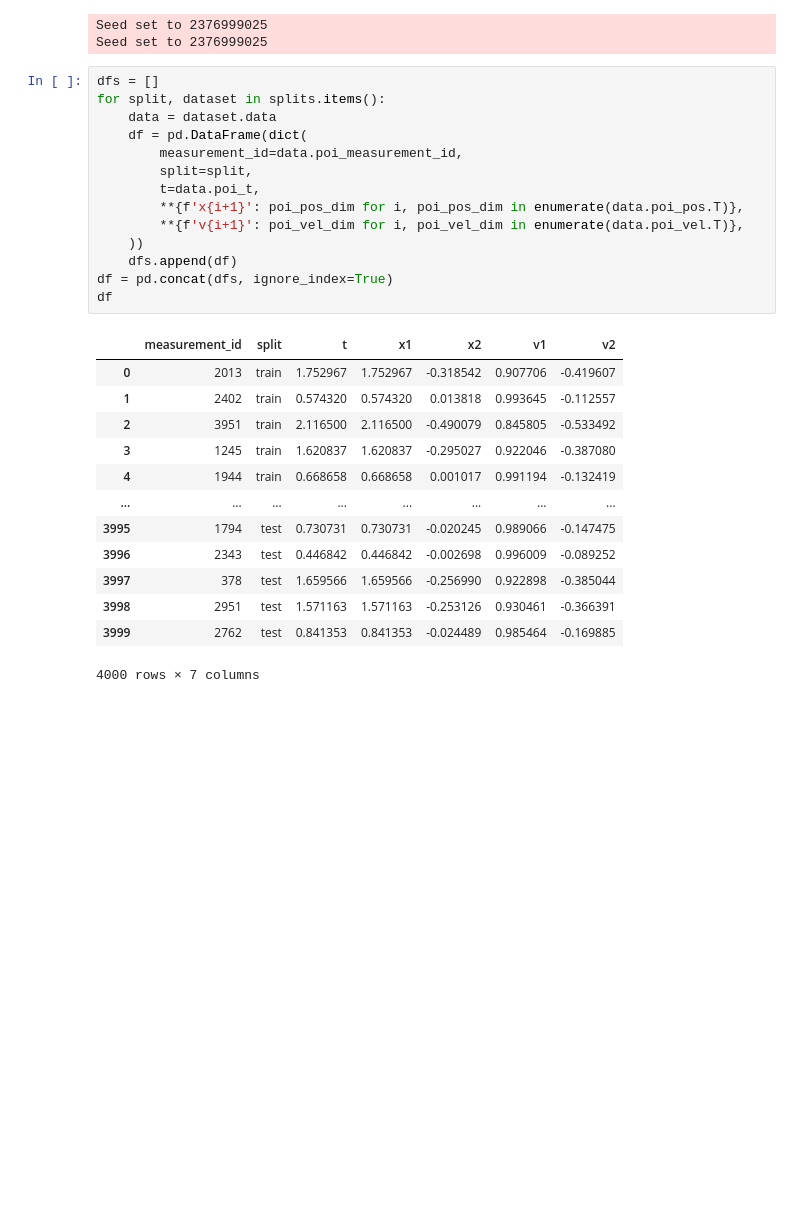
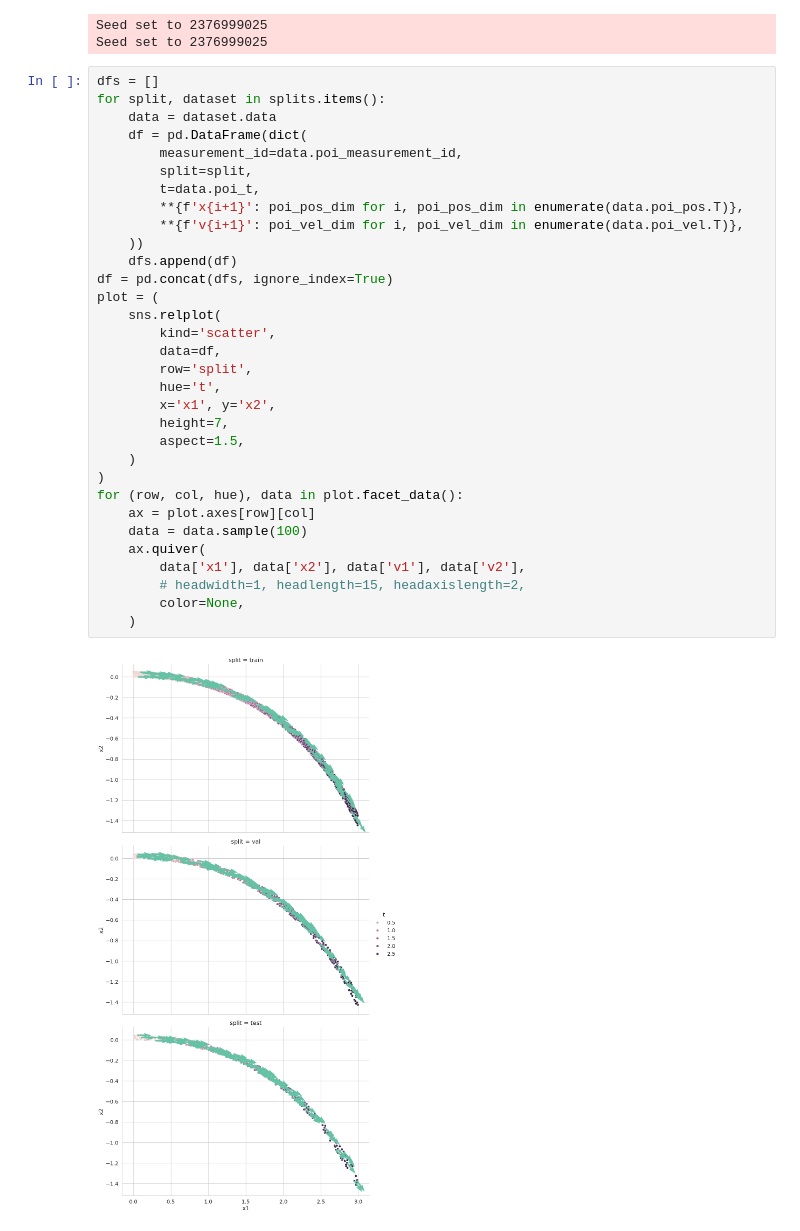
Before and after one commit to Paytonco/velocityPrediction, a Jupyter notebook: notebooks/dataset.ipynb, the cells around one changed output. Cells and saved outputs as stored; diff of their text form; blank space fills up the shorter version.

Commit message:
update dataset visualization

```diff
--- a/notebooks/dataset.ipynb
+++ b/notebooks/dataset.ipynb
@@ -53,28 +55,34 @@ Seed set to 2376999025
 # %%
 dfs = []
 for split, dataset in splits.items():
     data = dataset.data
     df = pd.DataFrame(dict(
         measurement_id=data.poi_measurement_id,
         split=split,
         t=data.poi_t,
         **{f'x{i+1}': poi_pos_dim for i, poi_pos_dim in enumerate(data.poi_pos.T)},
         **{f'v{i+1}': poi_vel_dim for i, poi_vel_dim in enumerate(data.poi_vel.T)},
     ))
     dfs.append(df)
 df = pd.concat(dfs, ignore_index=True)
-df
+plot = (
+    sns.relplot(
+        kind='scatter',
+        data=df,
+        row='split',
+        hue='t',
+        x='x1', y='x2',
+        height=7,
+        aspect=1.5,
+    )
+)
+for (row, col, hue), data in plot.facet_data():
+    ax = plot.axes[row][col]
+    data = data.sample(100)
+    ax.quiver(
+        data['x1'], data['x2'], data['v1'], data['v2'],
+        # headwidth=1, headlength=15, headaxislength=2,
+        color=None,
+    )
 # %% [output]
-|  | measurement_id | split | t | x1 | x2 | v1 | v2 |
-| 0 | 2013 | train | 1.752967 | 1.752967 | -0.318542 | 0.907706 | -0.419607 |
-| 1 | 2402 | train | 0.574320 | 0.574320 | 0.013818 | 0.993645 | -0.112557 |
-| 2 | 3951 | train | 2.116500 | 2.116500 | -0.490079 | 0.845805 | -0.533492 |
-| 3 | 1245 | train | 1.620837 | 1.620837 | -0.295027 | 0.922046 | -0.387080 |
-| 4 | 1944 | train | 0.668658 | 0.668658 | 0.001017 | 0.991194 | -0.132419 |
-| ... | ... | ... | ... | ... | ... | ... | ... |
-| 3995 | 1794 | test | 0.730731 | 0.730731 | -0.020245 | 0.989066 | -0.147475 |
-| 3996 | 2343 | test | 0.446842 | 0.446842 | -0.002698 | 0.996009 | -0.089252 |
-| 3997 | 378 | test | 1.659566 | 1.659566 | -0.256990 | 0.922898 | -0.385044 |
-| 3998 | 2951 | test | 1.571163 | 1.571163 | -0.253126 | 0.930461 | -0.366391 |
-| 3999 | 2762 | test | 0.841353 | 0.841353 | -0.024489 | 0.985464 | -0.169885 |
-4000 rows × 7 columns
+[figure, added]
```
Also changed, not shown: parts of 4 cells of this notebook.
